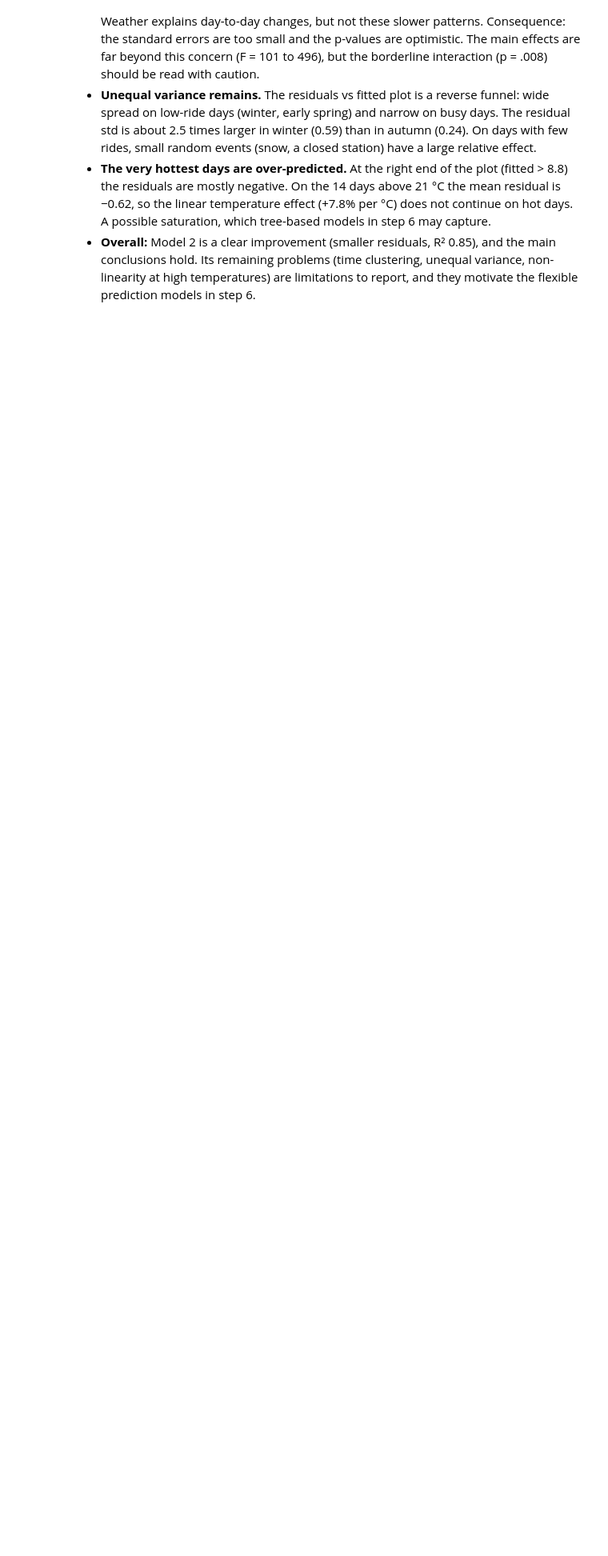
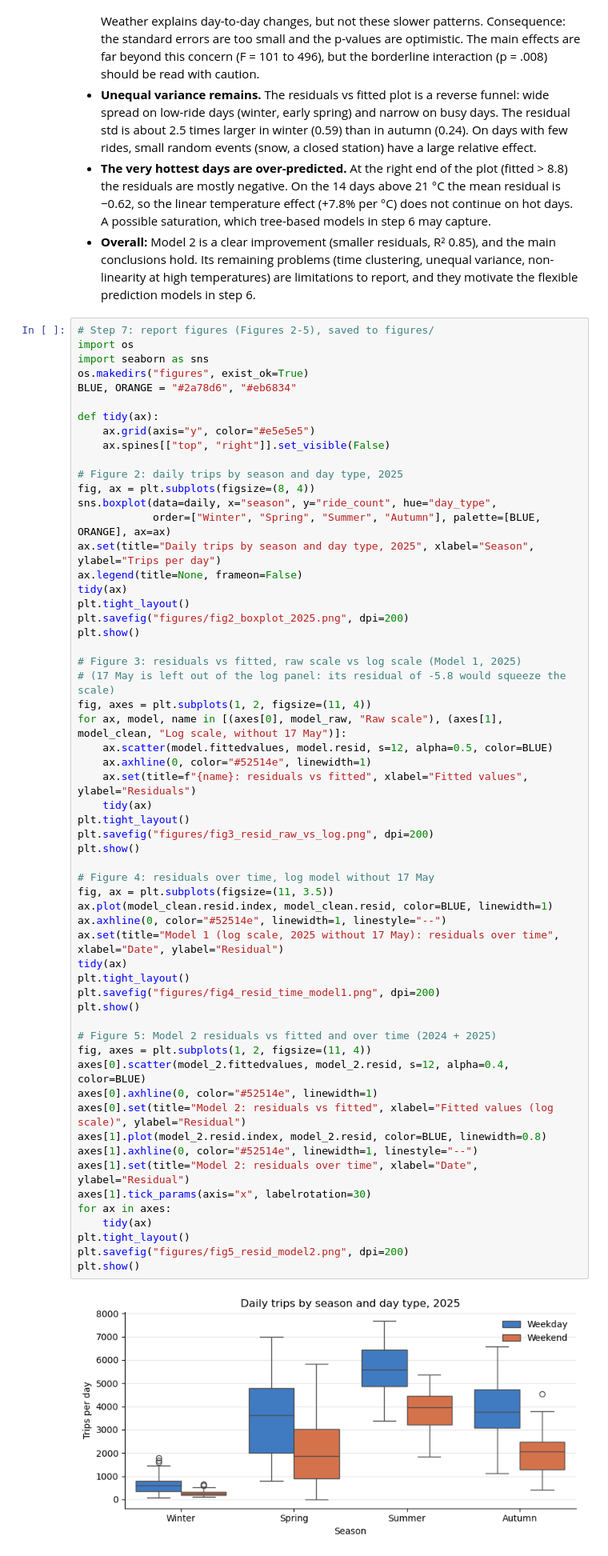
Before and after one commit to SeherYldz/StatisticsProject, a Jupyter notebook: modelling.ipynb, the cells around one changed output. Shown at 80% size. Saved outputs shown, nothing was run; the diff lists cells and outputs as text; blank space fills up the shorter version.

Commit message:
Prediction models, final figures and README for the final report

```diff
--- a/modelling.ipynb
+++ b/modelling.ipynb
@@ -341,3 +341,63 @@ dtype: float64
 - **Unequal variance remains.** The residuals vs fitted plot is a reverse funnel: wide spread on low-ride days (winter, early spring) and narrow on busy days. The residual std is about 2.5 times larger in winter (0.59) than in autumn (0.24). On days with few rides, small random events (snow, a closed station) have a large relative effect.
 - **The very hottest days are over-predicted.** At the right end of the plot (fitted > 8.8) the residuals are mostly negative. On the 14 days above 21 °C the mean residual is −0.62, so the linear temperature effect (+7.8% per °C) does not continue on hot days. A possible saturation, which tree-based models in step 6 may capture.
 - **Overall:** Model 2 is a clear improvement (smaller residuals, R² 0.85), and the main conclusions hold. Its remaining problems (time clustering, unequal variance, non-linearity at high temperatures) are limitations to report, and they motivate the flexible prediction models in step 6.
+# %%
+# Step 7: report figures (Figures 2-5), saved to figures/
+import os
+import seaborn as sns
+os.makedirs("figures", exist_ok=True)
+BLUE, ORANGE = "#2a78d6", "#eb6834"
+
+def tidy(ax):
+    ax.grid(axis="y", color="#e5e5e5")
+    ax.spines[["top", "right"]].set_visible(False)
+
+# Figure 2: daily trips by season and day type, 2025
+fig, ax = plt.subplots(figsize=(8, 4))
+sns.boxplot(data=daily, x="season", y="ride_count", hue="day_type",
+            order=["Winter", "Spring", "Summer", "Autumn"], palette=[BLUE, ORANGE], ax=ax)
+ax.set(title="Daily trips by season and day type, 2025", xlabel="Season", ylabel="Trips per day")
+ax.legend(title=None, frameon=False)
+tidy(ax)
+plt.tight_layout()
+plt.savefig("figures/fig2_boxplot_2025.png", dpi=200)
+plt.show()
+
+# Figure 3: residuals vs fitted, raw scale vs log scale (Model 1, 2025)
+# (17 May is left out of the log panel: its residual of -5.8 would squeeze the scale)
+fig, axes = plt.subplots(1, 2, figsize=(11, 4))
+for ax, model, name in [(axes[0], model_raw, "Raw scale"), (axes[1], model_clean, "Log scale, without 17 May")]:
+    ax.scatter(model.fittedvalues, model.resid, s=12, alpha=0.5, color=BLUE)
+    ax.axhline(0, color="#52514e", linewidth=1)
+    ax.set(title=f"{name}: residuals vs fitted", xlabel="Fitted values", ylabel="Residuals")
+    tidy(ax)
+plt.tight_layout()
+plt.savefig("figures/fig3_resid_raw_vs_log.png", dpi=200)
+plt.show()
+
+# Figure 4: residuals over time, log model without 17 May
+fig, ax = plt.subplots(figsize=(11, 3.5))
+ax.plot(model_clean.resid.index, model_clean.resid, color=BLUE, linewidth=1)
+ax.axhline(0, color="#52514e", linewidth=1, linestyle="--")
+ax.set(title="Model 1 (log scale, 2025 without 17 May): residuals over time", xlabel="Date", ylabel="Residual")
+tidy(ax)
+plt.tight_layout()
+plt.savefig("figures/fig4_resid_time_model1.png", dpi=200)
+plt.show()
+
+# Figure 5: Model 2 residuals vs fitted and over time (2024 + 2025)
+fig, axes = plt.subplots(1, 2, figsize=(11, 4))
+axes[0].scatter(model_2.fittedvalues, model_2.resid, s=12, alpha=0.4, color=BLUE)
+axes[0].axhline(0, color="#52514e", linewidth=1)
+axes[0].set(title="Model 2: residuals vs fitted", xlabel="Fitted values (log scale)", ylabel="Residual")
+axes[1].plot(model_2.resid.index, model_2.resid, color=BLUE, linewidth=0.8)
+axes[1].axhline(0, color="#52514e", linewidth=1, linestyle="--")
+axes[1].set(title="Model 2: residuals over time", xlabel="Date", ylabel="Residual")
+axes[1].tick_params(axis="x", labelrotation=30)
+for ax in axes:
+    tidy(ax)
+plt.tight_layout()
+plt.savefig("figures/fig5_resid_model2.png", dpi=200)
+plt.show()
+# %% [output]
+[figure, added]
```
Also changed, not shown: parts of 4 cells of this notebook, 8 other files.
